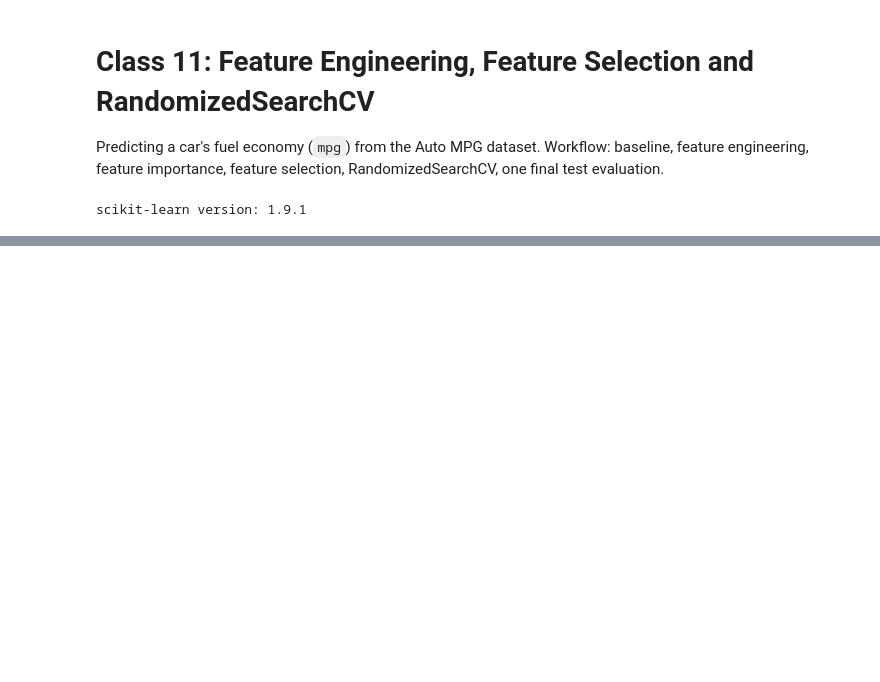
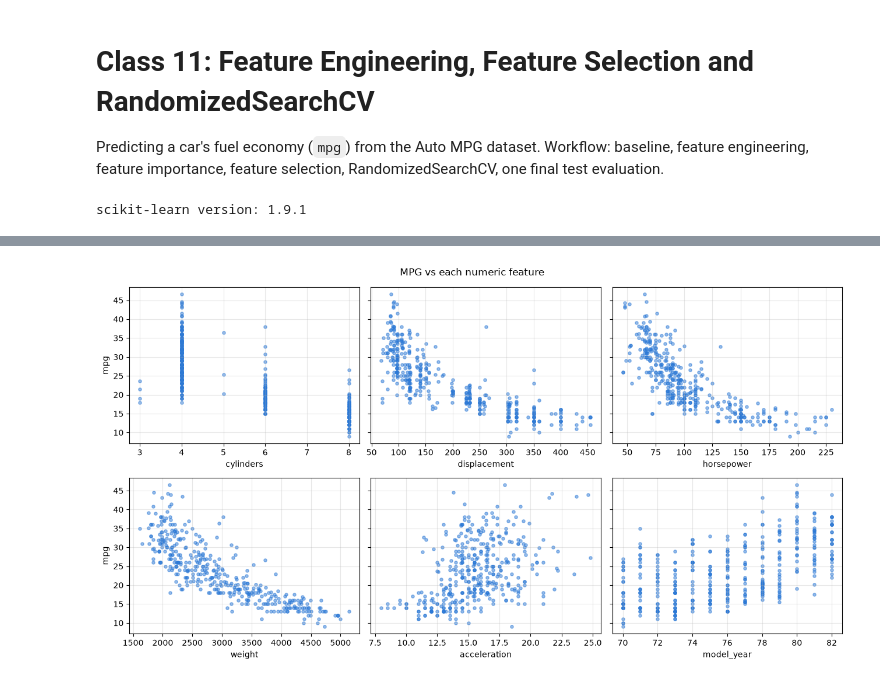
Before and after one commit to JGrade2005/CSE4095_2026, a Jupyter notebook: in_class_assignments/class11/class11_feature_engineering.ipynb, the cells around one changed output, grey strips where cells are left out. Cells and saved outputs as stored; diff of their text form; code cells hidden in the pictures; blank space fills up the shorter version.

```diff
--- a/in_class_assignments/class11/class11_feature_engineering.ipynb
+++ b/in_class_assignments/class11/class11_feature_engineering.ipynb
@@ -19,0 +105,15 @@ scikit-learn version: 1.9.1
+# %%
+original_features = ["cylinders", "displacement", "horsepower", "weight", "acceleration", "model_year"]
+
+fig, axes = plt.subplots(2, 3, figsize=(13, 7), sharey=True)
+for ax, feature in zip(axes.flat, original_features):
+    ax.scatter(df[feature], df["mpg"], s=14, alpha=0.5, color="#2a78d6")
+    ax.set_xlabel(feature)
+    ax.grid(alpha=0.3)
+for ax in axes[:, 0]:
+    ax.set_ylabel("mpg")
+fig.suptitle("MPG vs each numeric feature")
+fig.tight_layout()
+plt.show()
+# %% [output]
+[figure, added]
```
Also changed, not shown: parts of 9 cells of this notebook, 36 other files.
